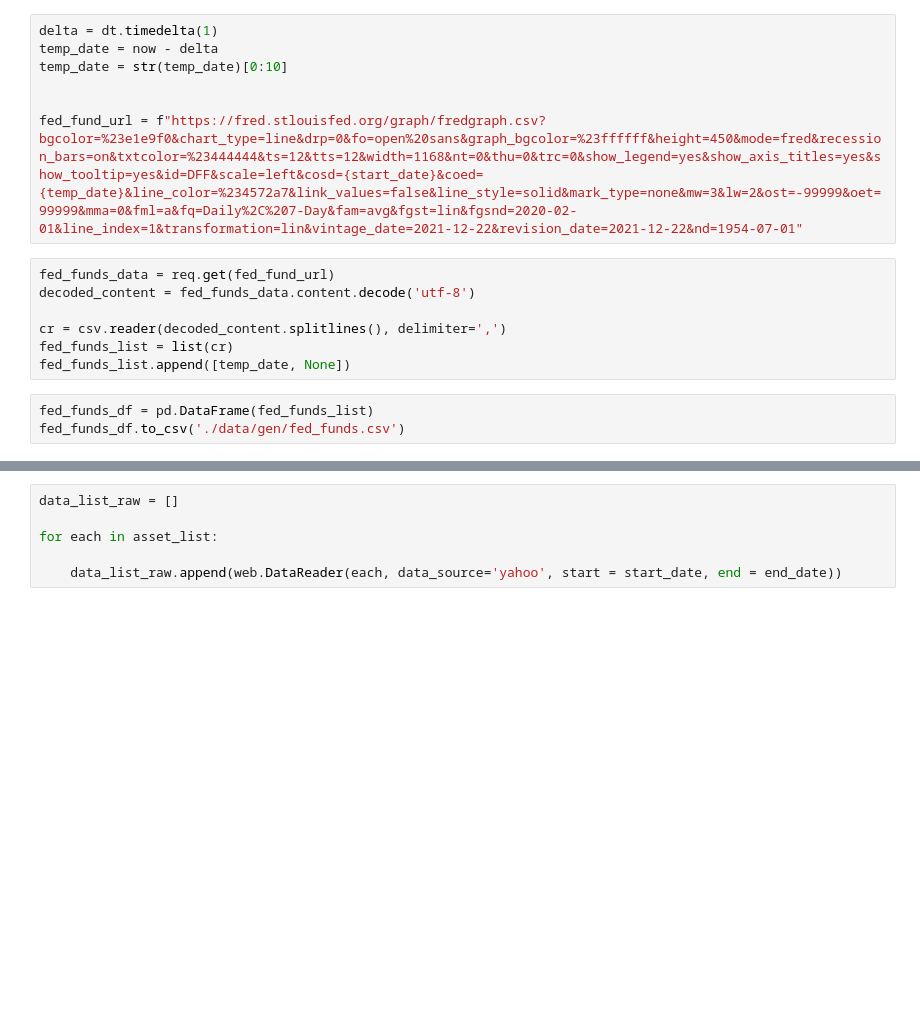
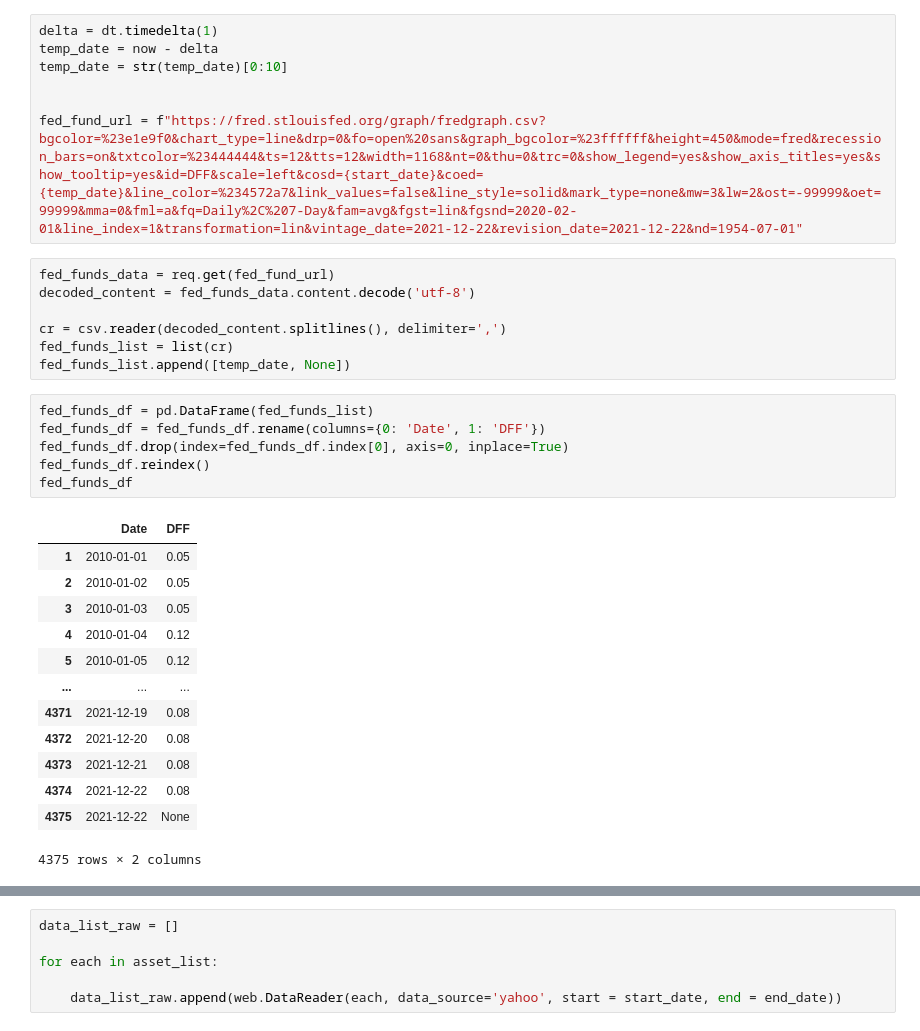
Before and after one commit to sking115422/RT_ETF_predictor, a Jupyter notebook: get_yahoo_data.ipynb, the cells around one changed output, grey strips where cells are left out. Saved outputs shown, nothing was run; the diff lists cells and outputs as text; blank space fills up the shorter version.

```diff
--- a/get_yahoo_data.ipynb
+++ b/get_yahoo_data.ipynb
@@ -44,7 +44,24 @@ fed_funds_list = list(cr)
 fed_funds_list.append([temp_date, None])
 # %%
 fed_funds_df = pd.DataFrame(fed_funds_list)
-fed_funds_df.to_csv('./data/gen/fed_funds.csv')
+fed_funds_df = fed_funds_df.rename(columns={0: 'Date', 1: 'DFF'})
+fed_funds_df.drop(index=fed_funds_df.index[0], axis=0, inplace=True)
+fed_funds_df.reindex()
+fed_funds_df
+# %% [output]
+|  | Date | DFF |
+| 1 | 2010-01-01 | 0.05 |
+| 2 | 2010-01-02 | 0.05 |
+| 3 | 2010-01-03 | 0.05 |
+| 4 | 2010-01-04 | 0.12 |
+| 5 | 2010-01-05 | 0.12 |
+| ... | ... | ... |
+| 4371 | 2021-12-19 | 0.08 |
+| 4372 | 2021-12-20 | 0.08 |
+| 4373 | 2021-12-21 | 0.08 |
+| 4374 | 2021-12-22 | 0.08 |
+| 4375 | 2021-12-22 | None |
+4375 rows × 2 columns
 # %%
 # ^FVX = 5 year treasury
 fvx = web.DataReader('^FVX', data_source='yahoo', start = start_date, end = end_date)
```
Also changed, not shown: parts of 21 cells of this notebook, 1 other file.
